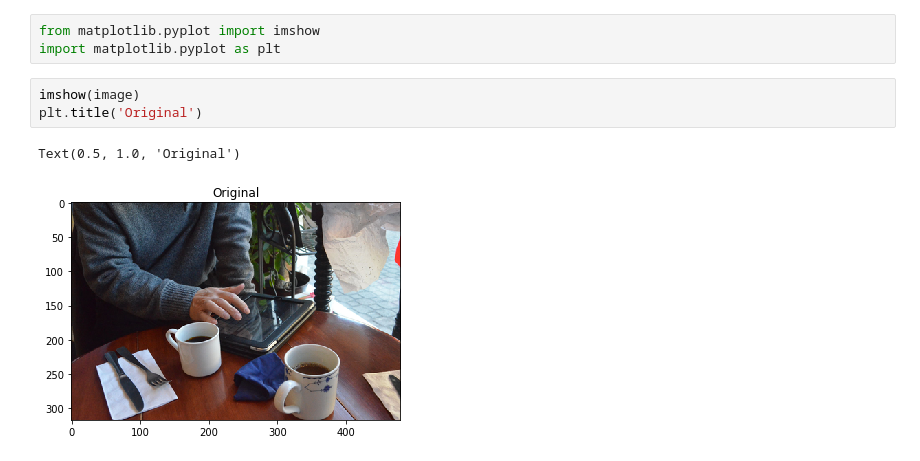
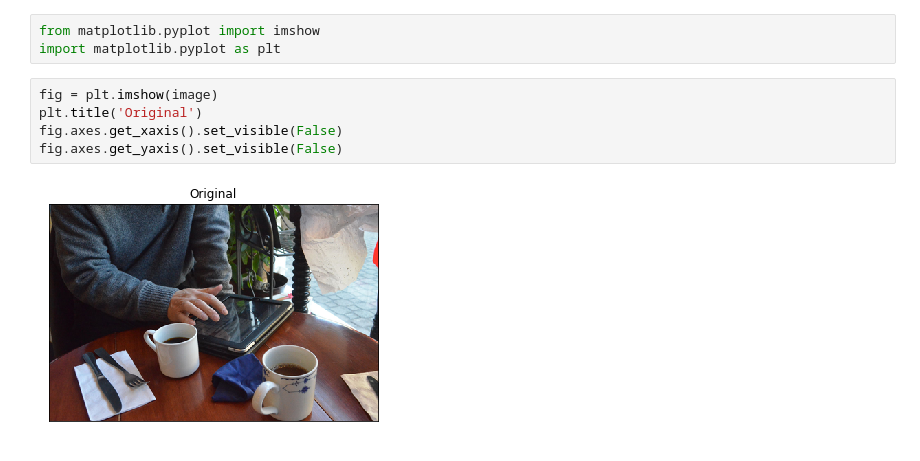
Before and after one commit to t-kuha/jupyter-notebook, a Jupyter notebook: nn/tf_obj_det/app.ipynb, the cells around one changed output. Drawn from its saved outputs; the diff is of its cells as text.

```diff
--- a/nn/tf_obj_det/app.ipynb
+++ b/nn/tf_obj_det/app.ipynb
@@ -121,12 +120,13 @@ for cls in new_images.keys():
 # %%
 from matplotlib.pyplot import imshow
 import matplotlib.pyplot as plt
-# %%
-imshow(image)
-plt.title('Original')
-# %% [output]
-Text(0.5, 1.0, 'Original')
-[figure, removed]
+# %%
+fig = plt.imshow(image)
+plt.title('Original')
+fig.axes.get_xaxis().set_visible(False)
+fig.axes.get_yaxis().set_visible(False)
+# %% [output]
+[figure, added]
 # %%
 N = len(new_images)
 fig, axs = plt.subplots(int(np.ceil(N/2)), 2, constrained_layout=True)
```
Also changed, not shown: parts of 2 cells of this notebook.
